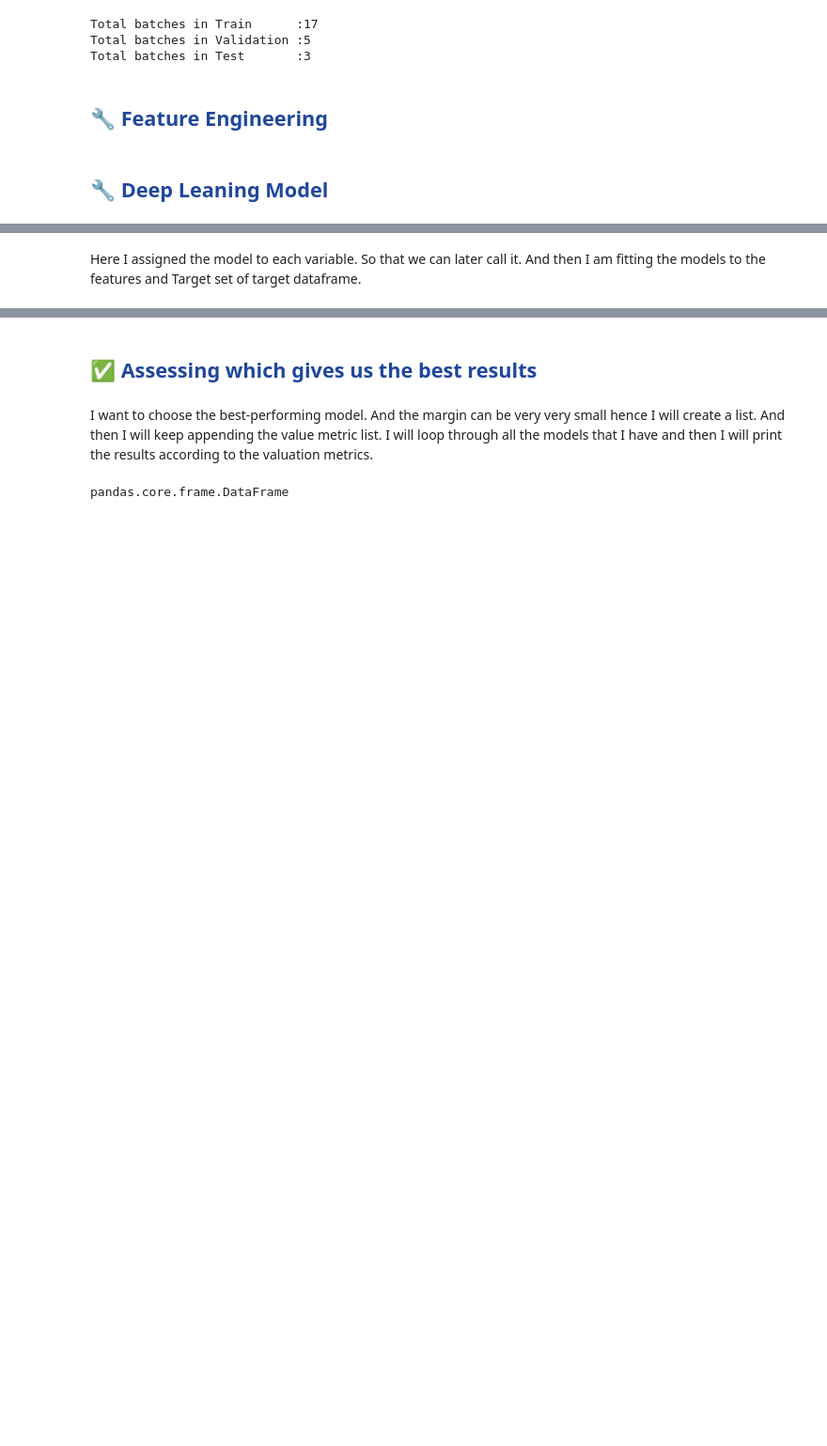
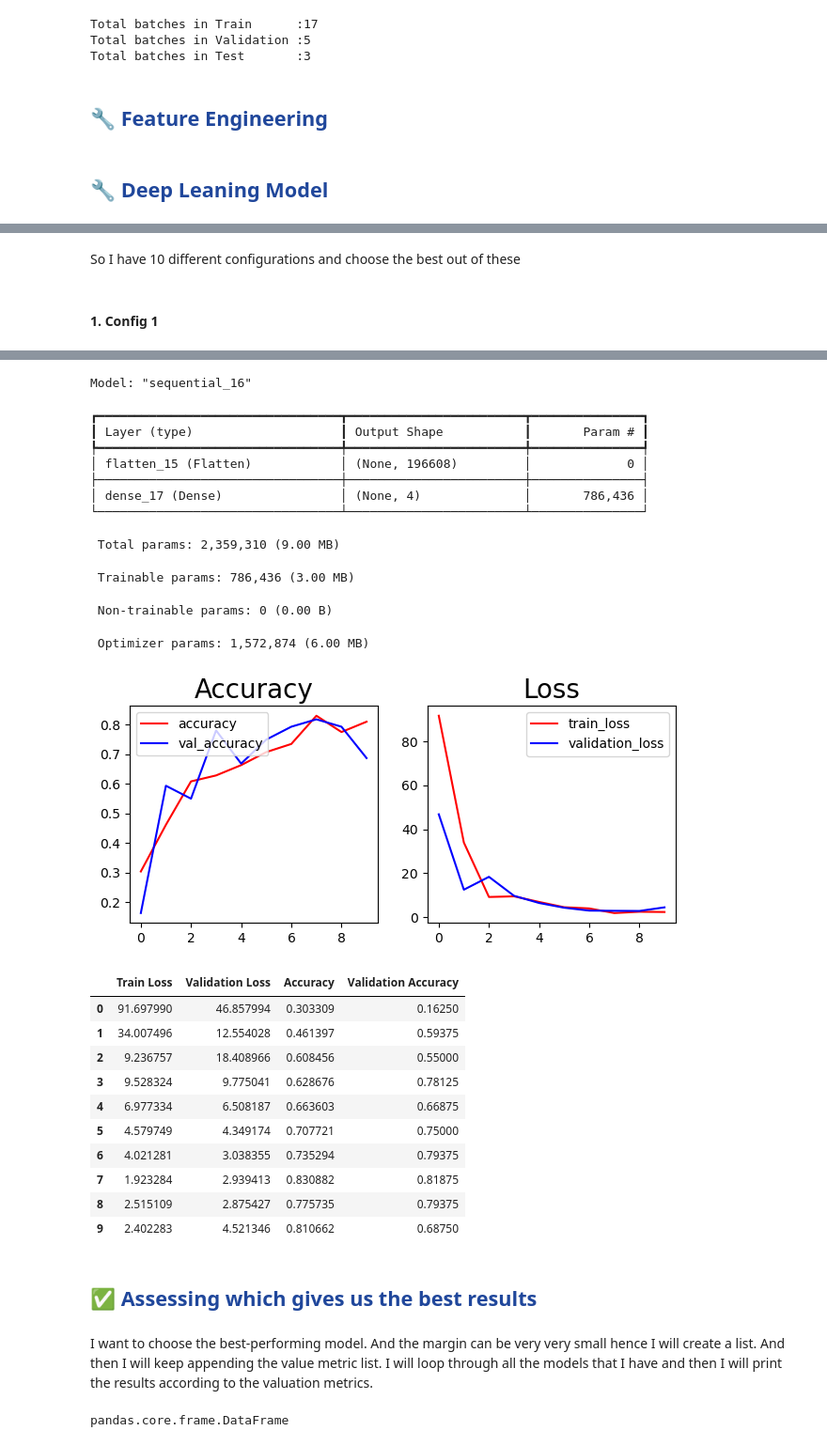
Before and after one commit to JasonJoel18/python-datascience-projects, a Jupyter notebook: 014. image_classification_project/pipeline/pipeline final.ipynb, the cells around one changed output, grey strips where cells are left out. Shown at 94% size. Drawn from its saved outputs; the diff is of its cells as text; code cells hidden in the pictures; blank space fills up the shorter version.

```diff
--- a/014. image_classification_project/pipeline/pipeline final.ipynb
+++ b/014. image_classification_project/pipeline/pipeline final.ipynb
@@ -462,2 +454,46 @@ KNeighborsClassifier()
-# %% [markdown]
-Here I assigned the model to each variable. So that we can later call it. And then I am fitting the models to the features and Target set of target dataframe.
+# %% [markdown]
+So I have 10 different configurations and choose the best out of these
+# %% [markdown]
+#### **1. Config 1**
+# %%
+mdl_config1 = Sequential([
+
+    tf.keras.layers.Flatten(input_shape=(256,256,3))
+    ,tf.keras.layers.Dense(4, activation='softmax')
+])
+
+mdl_config1.compile('adam', loss=tf.losses.SparseCategoricalCrossentropy(from_logits=True), metrics=['accuracy'])
+logdir='logs'
+tensorboard_callback = tf.keras.callbacks.TensorBoard(log_dir=logdir)
+hist = mdl_config1.fit(train_btc_dt, epochs=10, validation_data=validation_btc_dt, callbacks=[tensorboard_callback])
+print('')
+print('=====================================================================================================')
+print('')
+
+mdl_config1.summary()
+
+fig, (acc, lss) = plt.subplots(1, 2, figsize=(7.5, 3))
+
+acc.plot(hist.history['accuracy'], color='red', label='accuracy')
+acc.plot(hist.history['val_accuracy'], color='blue', label='val_accuracy')
+acc.set_title('Accuracy', fontsize=20)
+acc.legend(loc="upper left")
+
+lss.plot(hist.history['loss'], color='red', label='train_loss')
+lss.plot(hist.history['val_loss'], color='blue', label='validation_loss')
+lss.set_title('Loss', fontsize=20)
+lss.legend(loc="upper right")
+
+plt.show()
+
+
+
+
+loss_df = pd.DataFrame({
+    'Train Loss': hist.history['loss'],
+    'Validation Loss': hist.history['val_loss'],
+    'Accuracy': hist.history['accuracy'],
+    'Validation Accuracy': hist.history['val_accuracy'],
+})
+loss_df
+# %% [output]
@@ -463,0 +517,24 @@ Here I assigned the model to each variable. So that we can later call it. And th
+Model: "sequential_16"
+┏━━━━━━━━━━━━━━━━━━━━━━━━━━━━━━━━━┳━━━━━━━━━━━━━━━━━━━━━━━━┳━━━━━━━━━━━━━━━┓
+┃ Layer (type)                    ┃ Output Shape           ┃       Param # ┃
+┡━━━━━━━━━━━━━━━━━━━━━━━━━━━━━━━━━╇━━━━━━━━━━━━━━━━━━━━━━━━╇━━━━━━━━━━━━━━━┩
+│ flatten_15 (Flatten)            │ (None, 196608)         │             0 │
+├─────────────────────────────────┼────────────────────────┼───────────────┤
+│ dense_17 (Dense)                │ (None, 4)              │       786,436 │
+└─────────────────────────────────┴────────────────────────┴───────────────┘
+ Total params: 2,359,310 (9.00 MB)
+ Trainable params: 786,436 (3.00 MB)
+ Non-trainable params: 0 (0.00 B)
+ Optimizer params: 1,572,874 (6.00 MB)
+[figure, added]
+|  | Train Loss | Validation Loss | Accuracy | Validation Accuracy |
+| 0 | 91.697990 | 46.857994 | 0.303309 | 0.16250 |
+| 1 | 34.007496 | 12.554028 | 0.461397 | 0.59375 |
+| 2 | 9.236757 | 18.408966 | 0.608456 | 0.55000 |
+| 3 | 9.528324 | 9.775041 | 0.628676 | 0.78125 |
+| 4 | 6.977334 | 6.508187 | 0.663603 | 0.66875 |
+| 5 | 4.579749 | 4.349174 | 0.707721 | 0.75000 |
+| 6 | 4.021281 | 3.038355 | 0.735294 | 0.79375 |
+| 7 | 1.923284 | 2.939413 | 0.830882 | 0.81875 |
+| 8 | 2.515109 | 2.875427 | 0.775735 | 0.79375 |
+| 9 | 2.402283 | 4.521346 | 0.810662 | 0.68750 |
```
Also changed, not shown: parts of 21 cells of this notebook, 35 other files.
